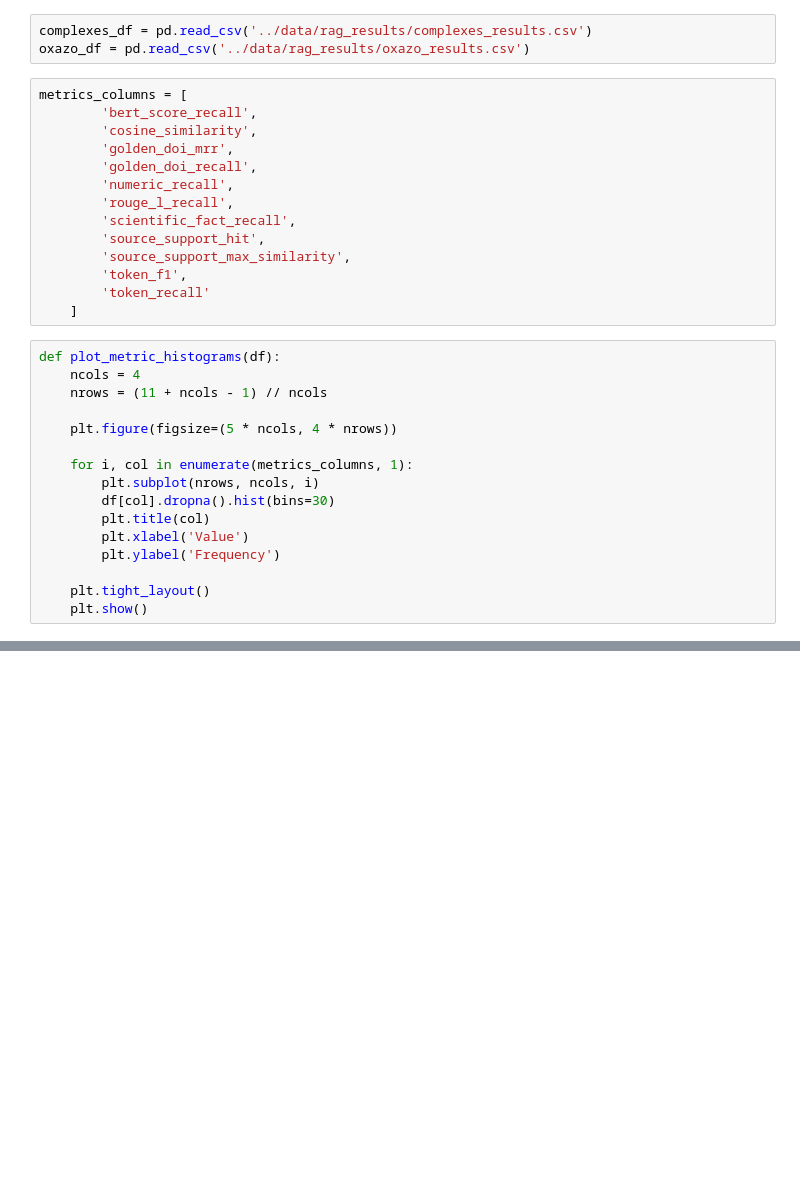
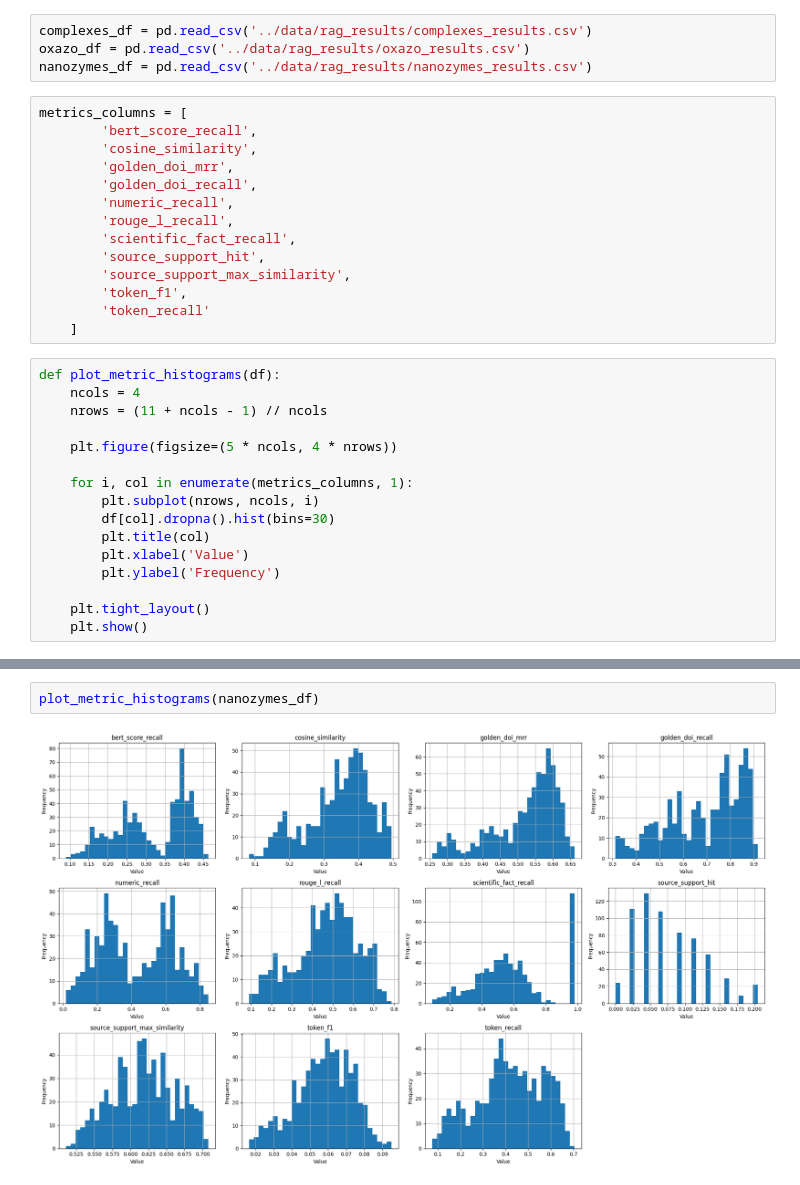
Before and after one commit to AsyaOrlova/RAG-system-design, a Jupyter notebook: notebooks/eda.ipynb, the cells around one changed output, grey strips where cells are left out. Cells and saved outputs as stored; diff of their text form; blank space fills up the shorter version.

```diff
--- a/notebooks/eda.ipynb
+++ b/notebooks/eda.ipynb
@@ -4,6 +4,7 @@ import matplotlib.pyplot as plt
 # %%
 complexes_df = pd.read_csv('../data/rag_results/complexes_results.csv')
 oxazo_df = pd.read_csv('../data/rag_results/oxazo_results.csv')
+nanozymes_df = pd.read_csv('../data/rag_results/nanozymes_results.csv')
 # %%
 metrics_columns = [
         'bert_score_recall',
@@ -44,0 +46,4 @@ plot_metric_histograms(oxazo_df)
+# %%
+plot_metric_histograms(nanozymes_df)
+# %% [output]
+[figure, added]
```
Also changed, not shown: parts of 14 cells of this notebook, 7 other files.
